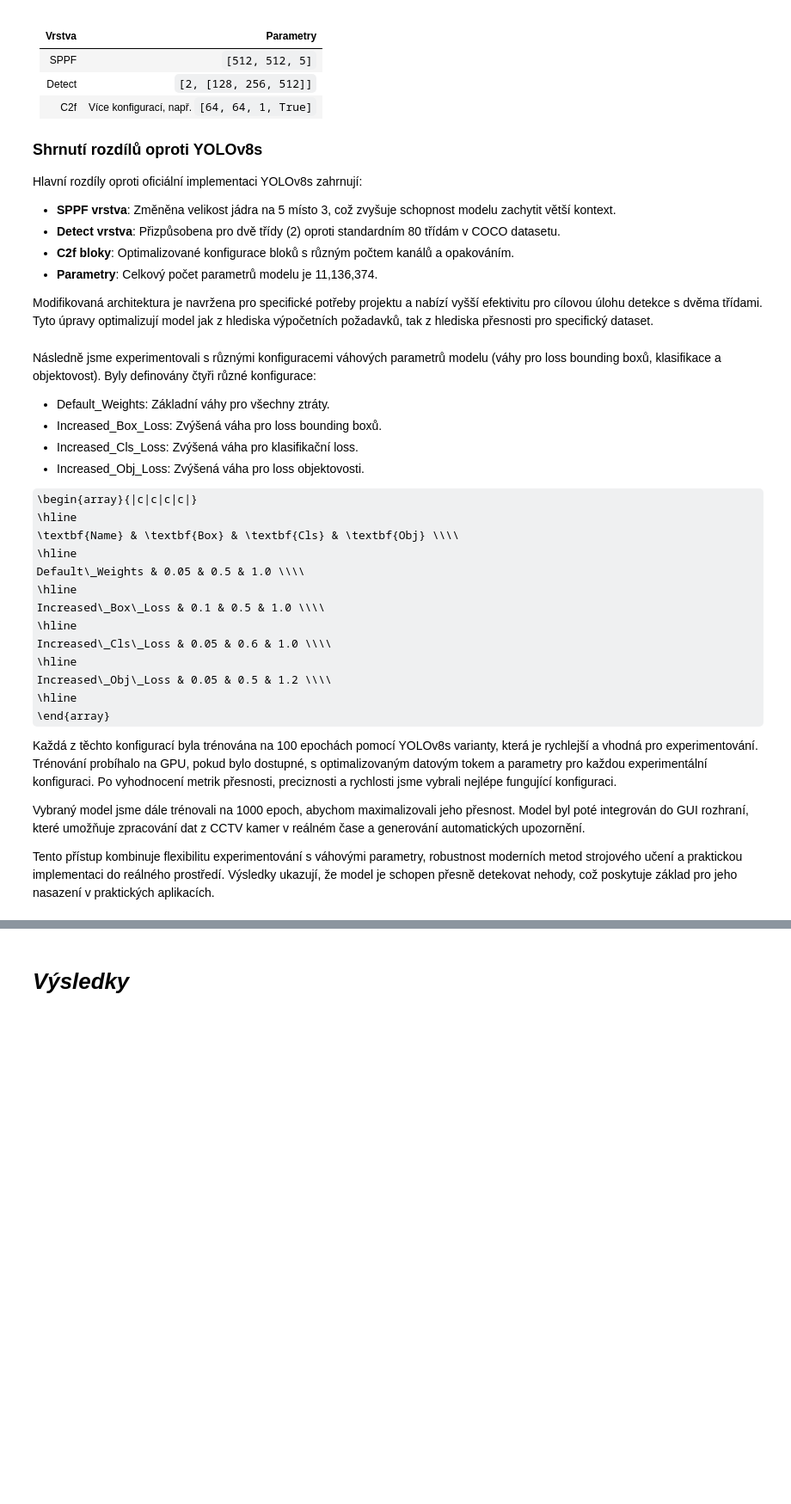
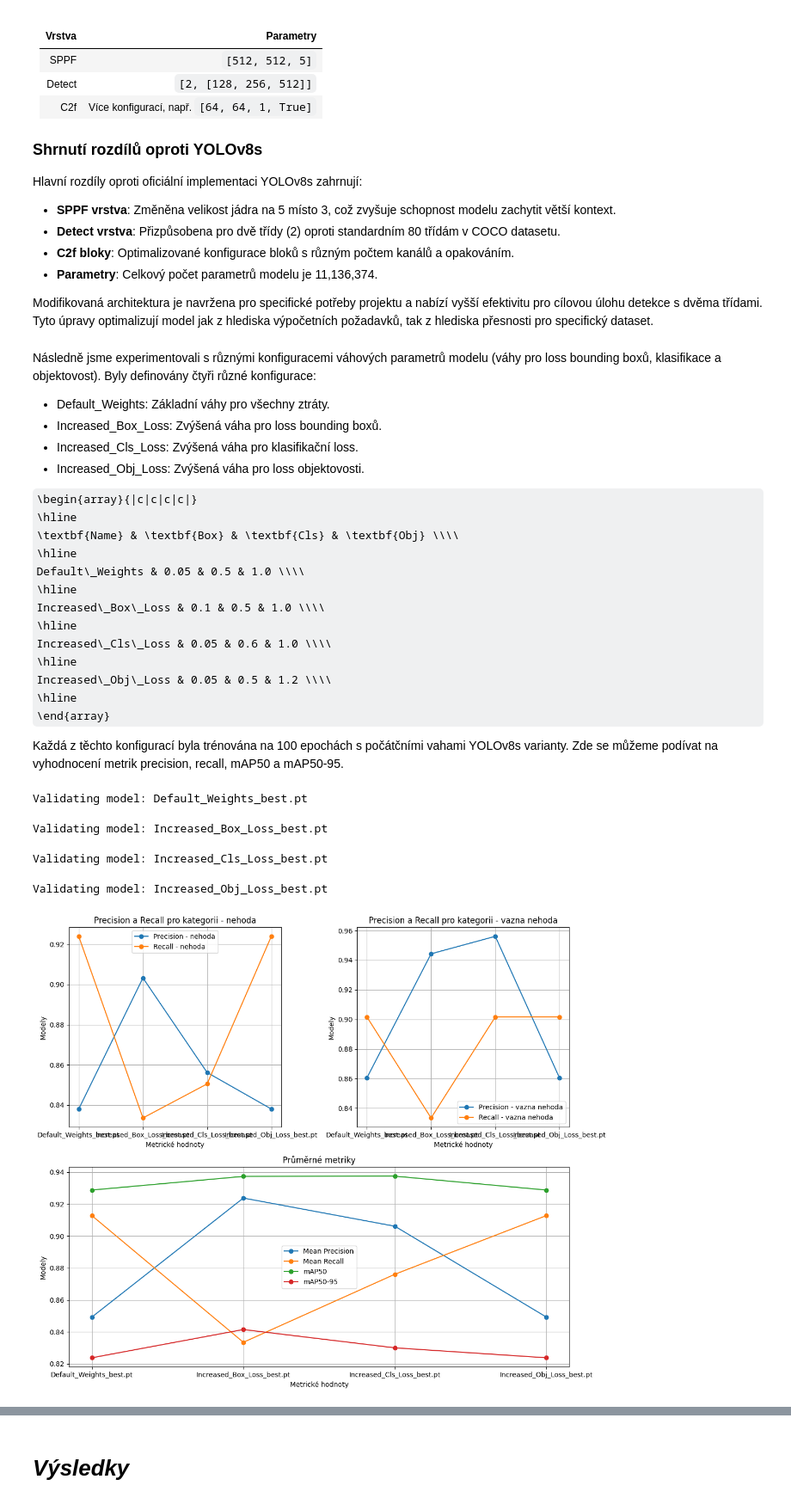
Before and after one commit to Strojove-uceni/2024-final-julia-vendy, a Jupyter notebook: Detekce_dopravnich_nehod.ipynb, the cells around one changed output, grey strips where cells are left out. Shown: that part at 86% size. Drawn from its saved outputs; the diff is of its cells as text; code cells hidden in the pictures; some formulas as TeX source; blank space fills up the shorter version.

```diff
--- a/Detekce_dopravnich_nehod.ipynb
+++ b/Detekce_dopravnich_nehod.ipynb
@@ -190,8 +209,20 @@ Increased\_Obj\_Loss & 0.05 & 0.5 & 1.2 \\\\
 
 
 
-Každá z těchto konfigurací byla trénována na 100 epochách pomocí YOLOv8s varianty, která je rychlejší a vhodná pro experimentování. Trénování probíhalo na GPU, pokud bylo dostupné, s optimalizovaným datovým tokem a parametry pro každou experimentální konfiguraci. Po vyhodnocení metrik přesnosti, preciznosti a rychlosti jsme vybrali nejlépe fungující konfiguraci.
-
-Vybraný model jsme dále trénovali na 1000 epoch, abychom maximalizovali jeho přesnost. Model byl poté integrován do GUI rozhraní, které umožňuje zpracování dat z CCTV kamer v reálném čase a generování automatických upozornění.
-
-Tento přístup kombinuje flexibilitu experimentování s váhovými parametry, robustnost moderních metod strojového učení a praktickou implementaci do reálného prostředí. Výsledky ukazují, že model je schopen přesně detekovat nehody, což poskytuje základ pro jeho nasazení v praktických aplikacích.
+Každá z těchto konfigurací byla trénována na 100 epochách s počátčními vahami YOLOv8s varianty. Zde se můžeme podívat na vyhodnocení metrik precision, recall, mAP50 a mAP50-95.
+# %%
+# List of model paths
+models = [
+    'Default_Weights_best.pt',
+    'Increased_Box_Loss_best.pt',
+    'Increased_Cls_Loss_best.pt',
+    'Increased_Obj_Loss_best.pt'
+]
+
+plot_metrics(models, 'val')
+# %% [output]
+Validating model: Default_Weights_best.pt
+Validating model: Increased_Box_Loss_best.pt
+Validating model: Increased_Cls_Loss_best.pt
+Validating model: Increased_Obj_Loss_best.pt
+[figure, added]
```
Also changed, not shown: parts of 9 cells of this notebook.
